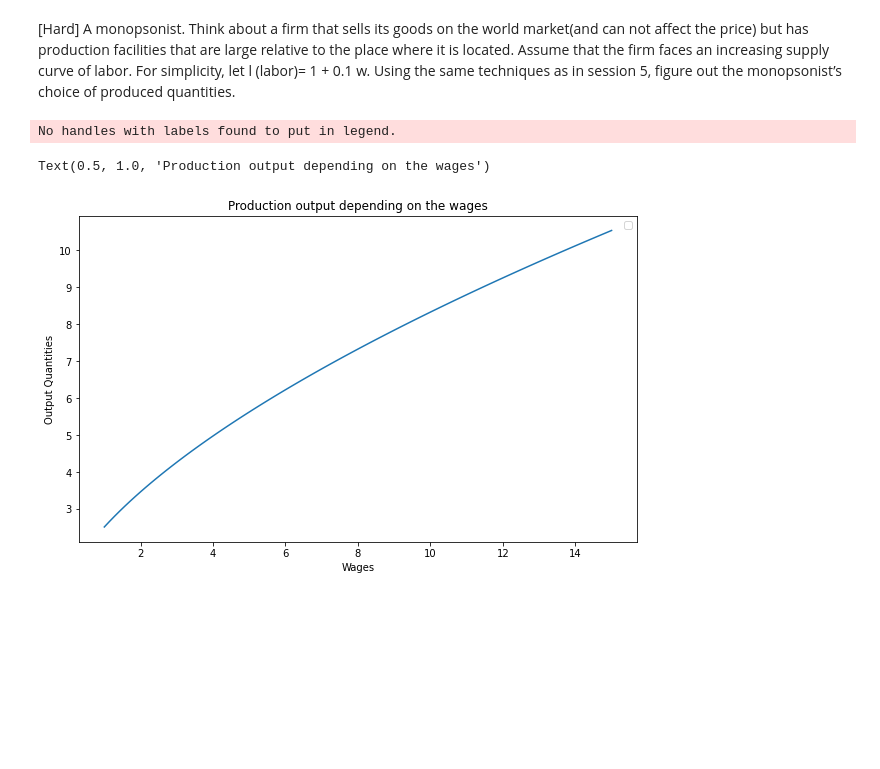
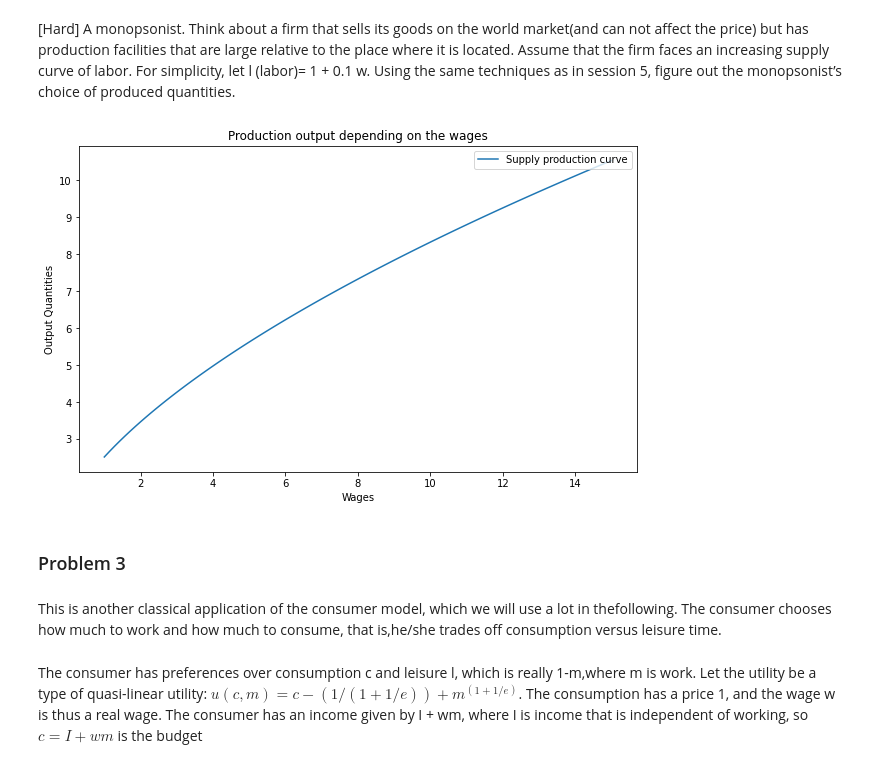
Before and after one commit to PaulineMalaguti/EBA3650, a Jupyter notebook: Lecture 5/QE_Problem_Set_5.ipynb, the cells around one changed output. Saved outputs shown, nothing was run; the diff lists cells and outputs as text; code cells hidden in the pictures; blank space fills up the shorter version.

```diff
--- a/Lecture 5/QE_Problem_Set_5.ipynb
+++ b/Lecture 5/QE_Problem_Set_5.ipynb
@@ -593,33 +593,37 @@ for i in range(len(KS)):
 # %%
 #Production depending on labour and capital
 def BigK(w,capital):
     alpha = 0.6
     labour = 1 + 0.1*w
     return np.power(labour,alpha)*np.power(capital,1-alpha)
 
 # Production Technology is defined under BigK, we need a fixed value for capital
 FCK = 10 ; w = 1 ; prices = np.linspace(1,5,100) ; quantities = np.zeros(100) ; startv=1
 for i in range(100):
     quantities[i],startv=supply([prices[i],w,FCK],startv)
 
 w = np.linspace(1,15,100)
 prod = []
 for i in range(len(w)):
     f = BigK(i,FCK)
     prod.append(f)
 
 #Create Figure
 plt.figure(figsize = (10, 6))
 
 #Plot the curves
-plt.plot(w,prod)
+plt.plot(w,prod, label = "Supply production curve")
 
 #Graph Parameters
-plt.legend(loc="upper right")
 plt.ylabel("Output Quantities")
 plt.xlabel("Wages")
 plt.title("Production output depending on the wages")
+plt.legend(loc="upper right") ; plt.show()
 # %% [output]
-No handles with labels found to put in legend.
-Text(0.5, 1.0, 'Production output depending on the wages')
-[figure, old version]
+[figure, new version]
+# %% [markdown]
+### Problem 3
+# %% [markdown]
+This is another classical application of the consumer model, which we will use a lot in thefollowing. The consumer chooses how much to work and how much to consume, that is,he/she trades off consumption versus leisure time.
+# %% [markdown]
+The consumer has preferences over consumption c and leisure l, which is really 1-m,where m is work. Let the utility be a type of quasi-linear utility: $u(c,m) = c - (1/(1+1/e)) + m^{(1+1/e)}$. The consumption has a price 1, and the wage w is thus a real wage. The consumer has an income given by I + wm, where I is income that is independent of working, so $c = I + wm$ is the budget
```
Also changed, not shown: parts of 9 cells of this notebook.
